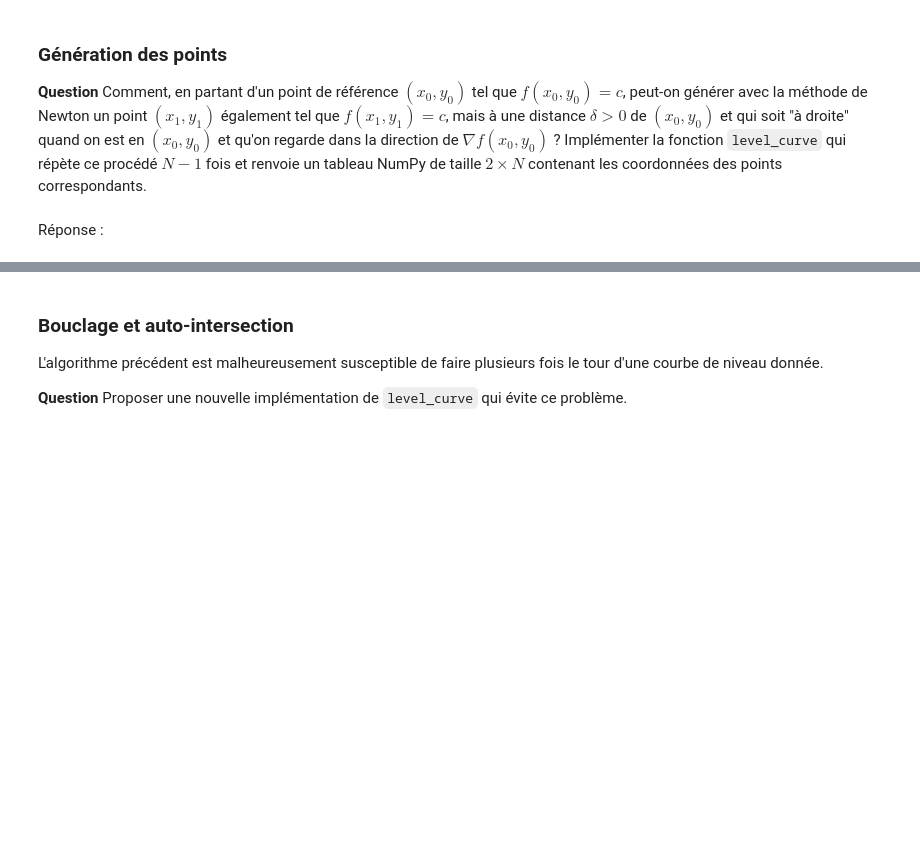
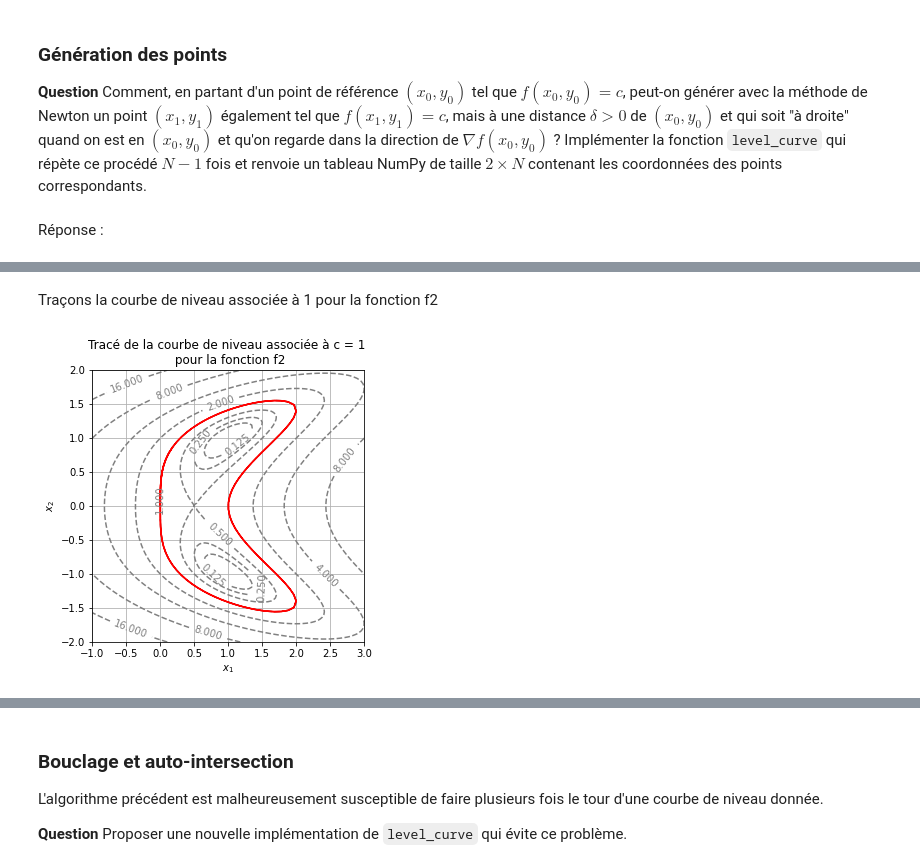
Before and after one commit to MathisGit/Projet-numerique, a Jupyter notebook: Projet numérique - Calcul différentiel.ipynb, the cells around one changed output, grey strips where cells are left out. Cells and saved outputs as stored; diff of their text form; code cells hidden in the pictures; blank space fills up the shorter version.

```diff
--- a/Projet numérique - Calcul différentiel.ipynb
+++ b/Projet numérique - Calcul différentiel.ipynb
@@ -257,9 +322,15 @@ plt.plot(tab[0],tab[1])
+# %% [markdown]
+Traçons la courbe de niveau associée à 1 pour la fonction f2
 # %%
 display_contour(
     f2,
     x=np.linspace(-1.0, 3.0, 100),
     y=np.linspace(-2.0, 2.0, 100),
     levels=[2**i for i in range(-3, 8)] # levels: [0.125, 0.25, ..., 64, 128]
 )
 tab = level_curve(f2, 0.,0., 1.)
-plt.plot(tab[0],tab[1])
+plt.plot(tab[0],tab[1],'r')
+plt.title('Tracé de la courbe de niveau associée à c = 1 \n pour la fonction f2')
+plt.show()
+# %% [output]
+[figure, added]
```
Also changed, not shown: parts of 24 cells of this notebook.
